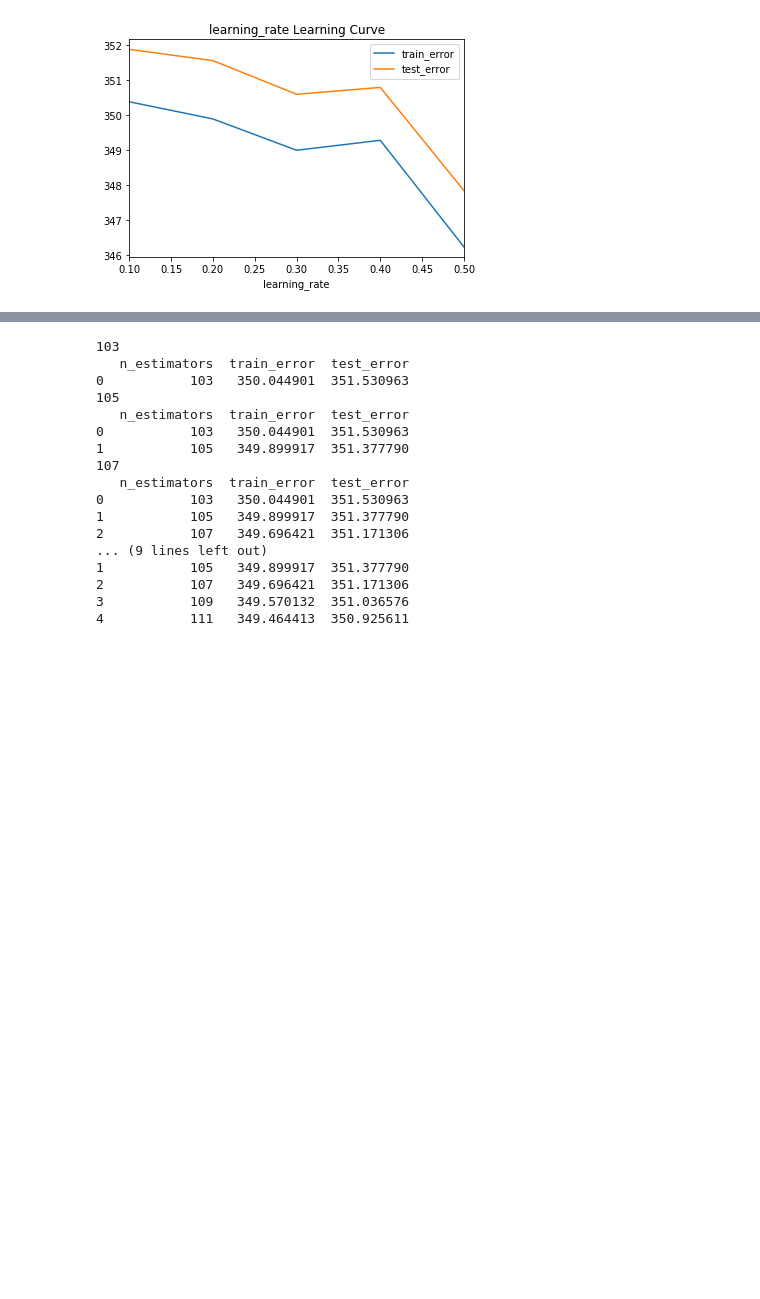
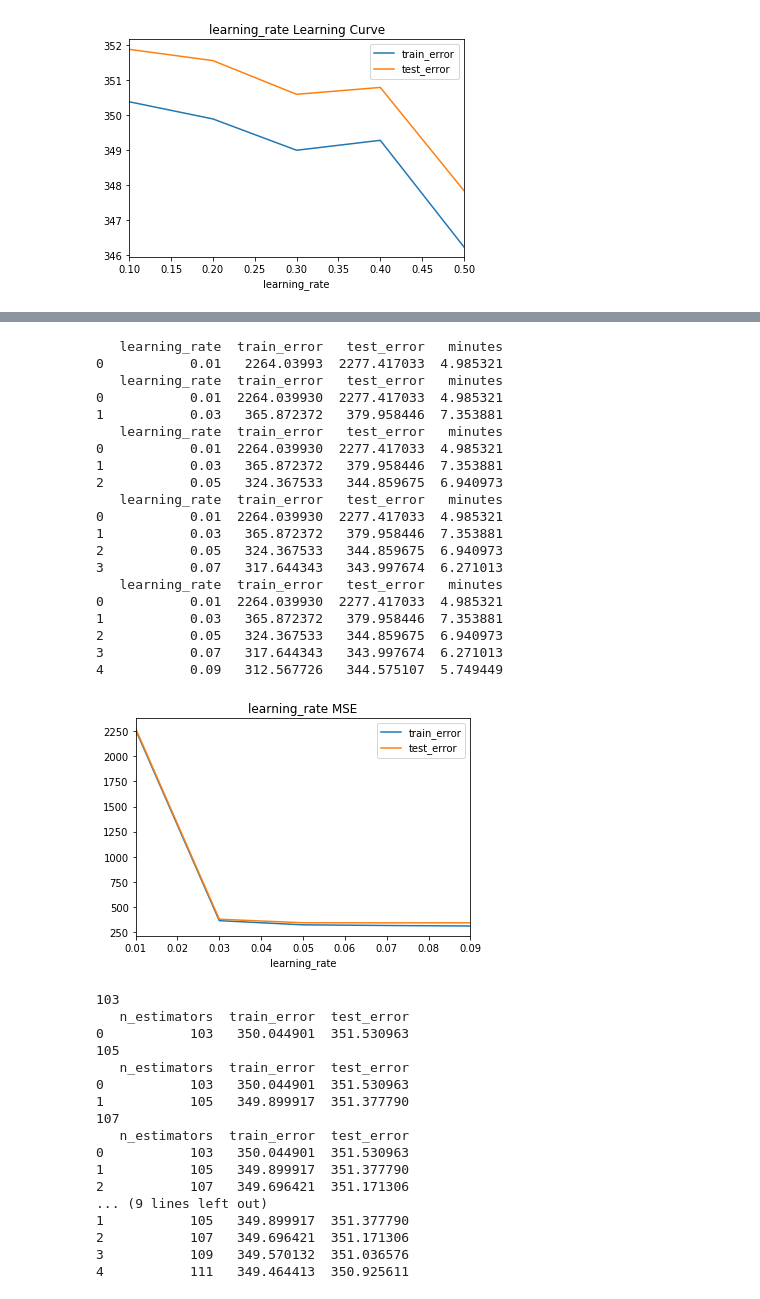
Before and after one commit to kirahman2/salarypredictionportfolio, a Jupyter notebook: Salary Prediction Notebook.ipynb, the cells around one changed output, grey strips where cells are left out. Saved outputs shown, nothing was run; the diff lists cells and outputs as text; code cells hidden in the pictures; blank space fills up the shorter version.

```diff
--- a/Salary Prediction Notebook.ipynb
+++ b/Salary Prediction Notebook.ipynb
@@ -432,3 +513,48 @@ result_final
+# %%
+# gbr +maxdepth
+# best learning_rate=[.05,.07,.09]                                                    ###
+hyperp = 'learning_rate'                                                 ###
+list_val = [.01,.03,.05,.07,.09]
+
+results=[]
+for val in list_val:
+    start_time = time.time()
+    clf = xgb.XGBRegressor(learning_rate=val, max_depth=10,          ###
+                           n_jobs=-1, random_state=42, verbosity=0)
+    clf.fit(X_train, y_train, eval_set=eval_set, verbose=0)
+    results.append(
+        {
+            'learning_rate': val,                                         ###
+            'train_error': mean_squared_error(y_train, clf.predict(X_train)),
+            'test_error': mean_squared_error(y_test, clf.predict(X_test)),
+            'minutes': (time.time() - start_time)/60
+        })
+    print(pd.DataFrame(results))
+
+results = pd.DataFrame(results).set_index(hyperp).sort_index()
+results[['train_error','test_error']].plot(title=hyperp + ' MSE');
+# %% [output]
+   learning_rate  train_error   test_error   minutes
+0           0.01   2264.03993  2277.417033  4.985321
+   learning_rate  train_error   test_error   minutes
+0           0.01  2264.039930  2277.417033  4.985321
+1           0.03   365.872372   379.958446  7.353881
+   learning_rate  train_error   test_error   minutes
+0           0.01  2264.039930  2277.417033  4.985321
+1           0.03   365.872372   379.958446  7.353881
+2           0.05   324.367533   344.859675  6.940973
+   learning_rate  train_error   test_error   minutes
+0           0.01  2264.039930  2277.417033  4.985321
+1           0.03   365.872372   379.958446  7.353881
+2           0.05   324.367533   344.859675  6.940973
+3           0.07   317.644343   343.997674  6.271013
+   learning_rate  train_error   test_error   minutes
+0           0.01  2264.039930  2277.417033  4.985321
+1           0.03   365.872372   379.958446  7.353881
+2           0.05   324.367533   344.859675  6.940973
+3           0.07   317.644343   343.997674  6.271013
+4           0.09   312.567726   344.575107  5.749449
+[figure, added]
 # %%
 # COMPLETE
 # best n_estimators= [110,111,112]
```
Also changed, not shown: parts of 43 cells of this notebook.
